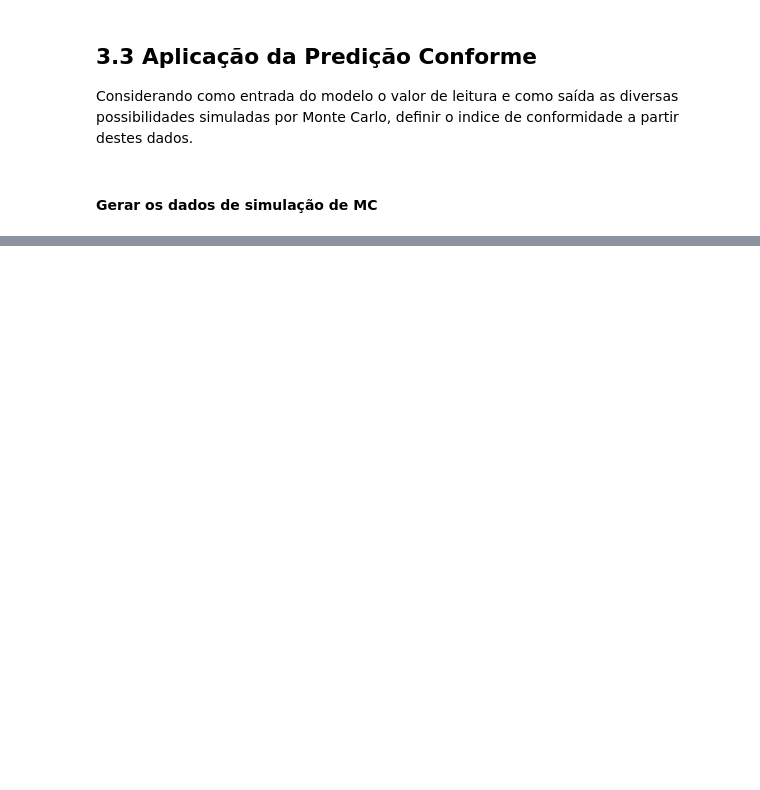
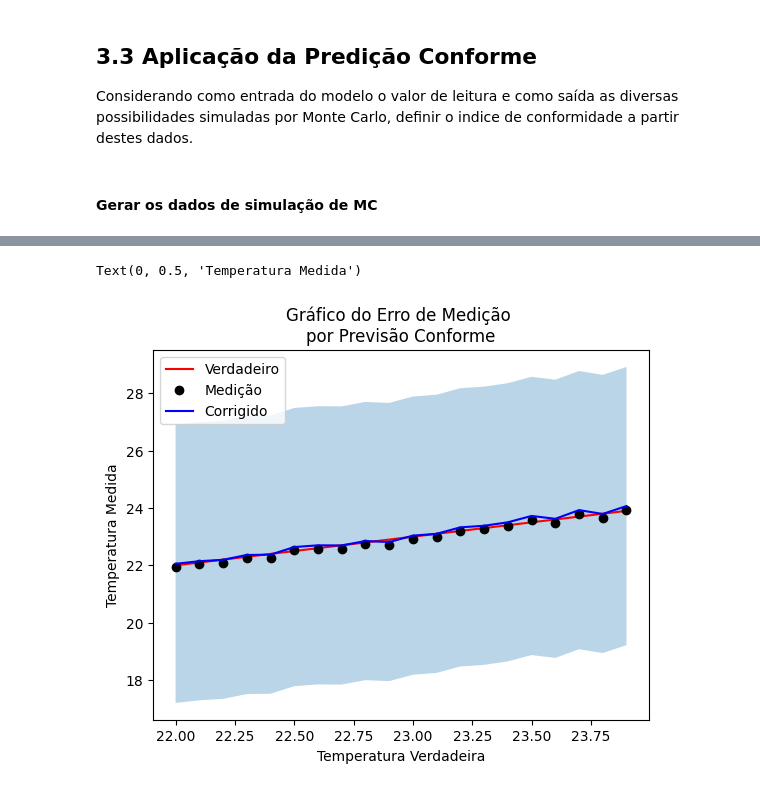
Before and after one commit to c-mmonteiro/estudos, a Jupyter notebook: Estudo_Minimos_Quadrados.ipynb, the cells around one changed output, grey strips where cells are left out. Saved outputs shown, nothing was run; the diff lists cells and outputs as text; code cells hidden in the pictures; blank space fills up the shorter version.

```diff
--- a/Estudo_Minimos_Quadrados.ipynb
+++ b/Estudo_Minimos_Quadrados.ipynb
@@ -348,0 +387,17 @@ Text(0, 0.5, 'Temperatura Medida')
+# %%
+y_pred, y_pred_interval = mapie_regressor.predict_interval(np.array(t_test).reshape(-1, 1))
+
+plt.plot(t_ref, t_ref, 'r', label='Verdadeiro')
+plt.plot(t_ref, t_test, 'ko', label='Medição')
+plt.plot(t_ref, y_pred, 'b', label='Corrigido')
+plt.fill_between(t_ref,
+                 y_pred_interval[:, 0, 0].ravel(),
+                 y_pred_interval[:, 1, 0].ravel(),
+                 alpha=0.3)
+plt.legend()
+plt.title('Gráfico do Erro de Medição \npor Previsão Conforme')
+plt.xlabel('Temperatura Verdadeira')
+plt.ylabel('Temperatura Medida')
+# %% [output]
+Text(0, 0.5, 'Temperatura Medida')
+[figure, added]
```
Also changed, not shown: parts of 13 cells of this notebook.
